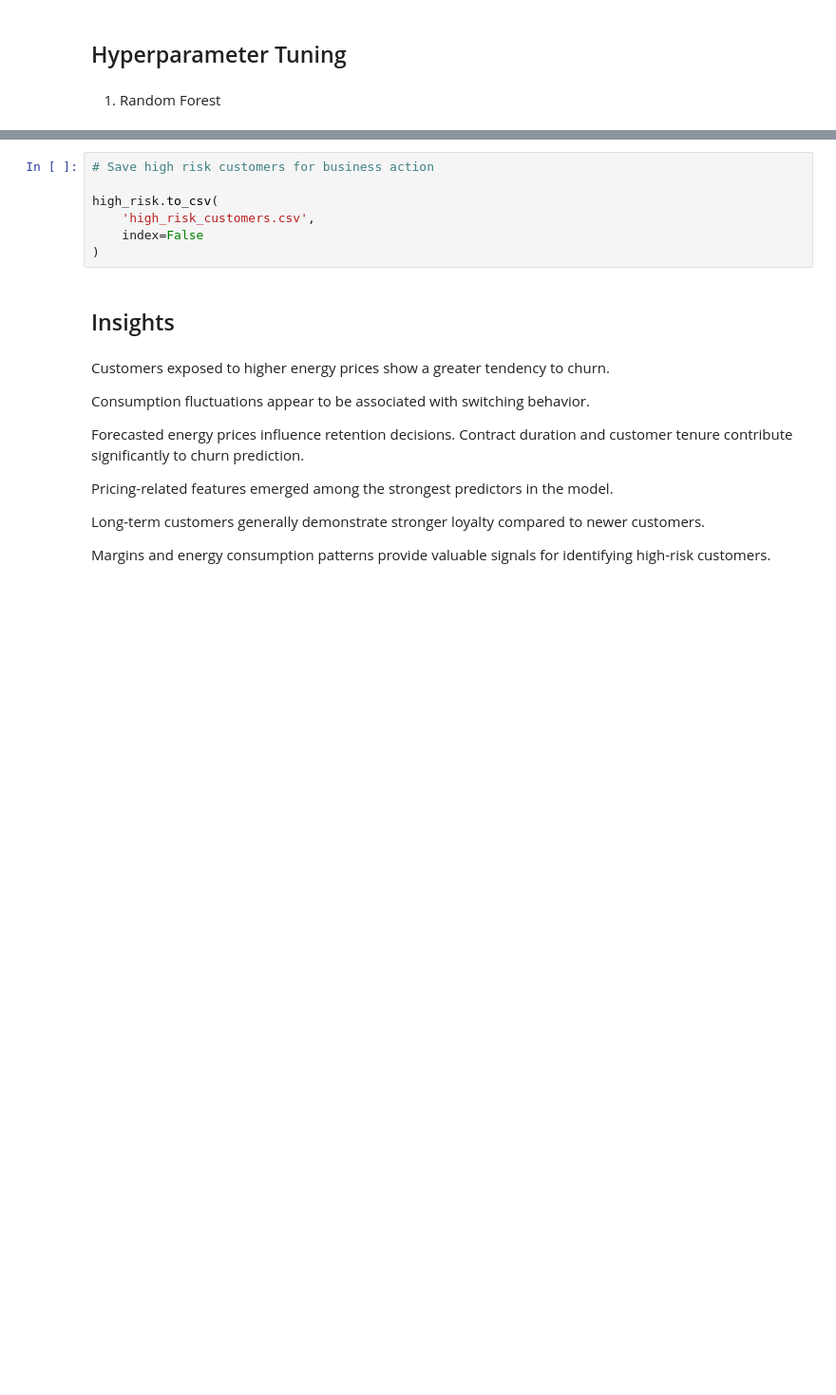
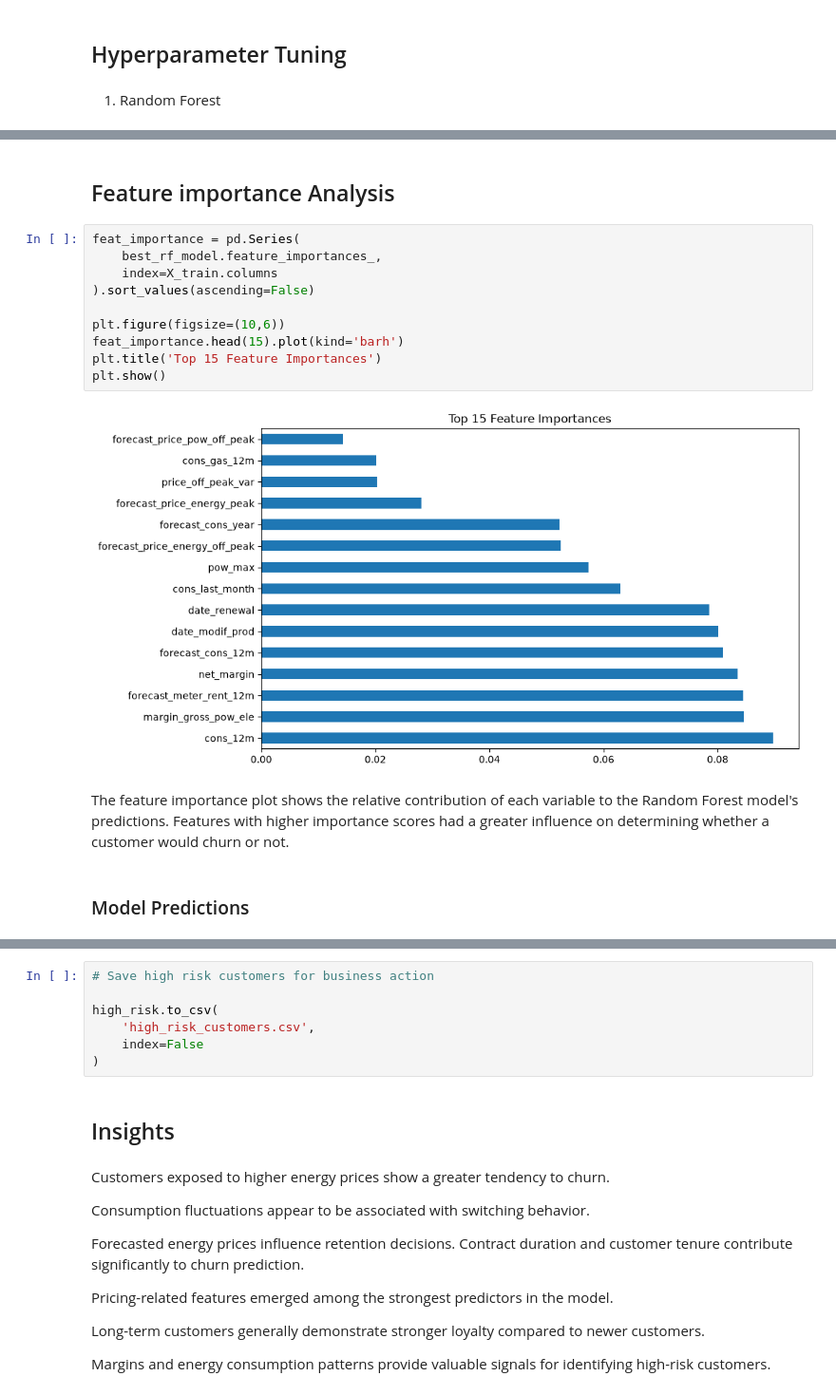
Before and after one commit to graceobonyo/PowerCo-Project, a Jupyter notebook: PowerCo.ipynb, the cells around one changed output, grey strips where cells are left out. Shown at 95% size. Cells and saved outputs as stored; diff of their text form; blank space fills up the shorter version.

```diff
--- a/PowerCo.ipynb
+++ b/PowerCo.ipynb
@@ -1148,3 +1323,21 @@ probabilities = best_rf_model.predict_proba(X_test)[:, 1]
+# %% [markdown]
+## Feature importance Analysis
+# %%
+feat_importance = pd.Series(
+    best_rf_model.feature_importances_,
+    index=X_train.columns
+).sort_values(ascending=False)
+
+plt.figure(figsize=(10,6))
+feat_importance.head(15).plot(kind='barh')
+plt.title('Top 15 Feature Importances')
+plt.show()
+# %% [output]
+[figure, added]
+# %% [markdown]
+The feature importance plot shows the relative contribution of each variable to the Random Forest model's predictions. Features with higher importance scores had a greater influence on determining whether a customer would churn or not.
+# %% [markdown]
+### Model Predictions
 # %%
 # Predicting Churn for New Customers
 
```
Also changed, not shown: parts of 38 cells of this notebook, 2 other files.
